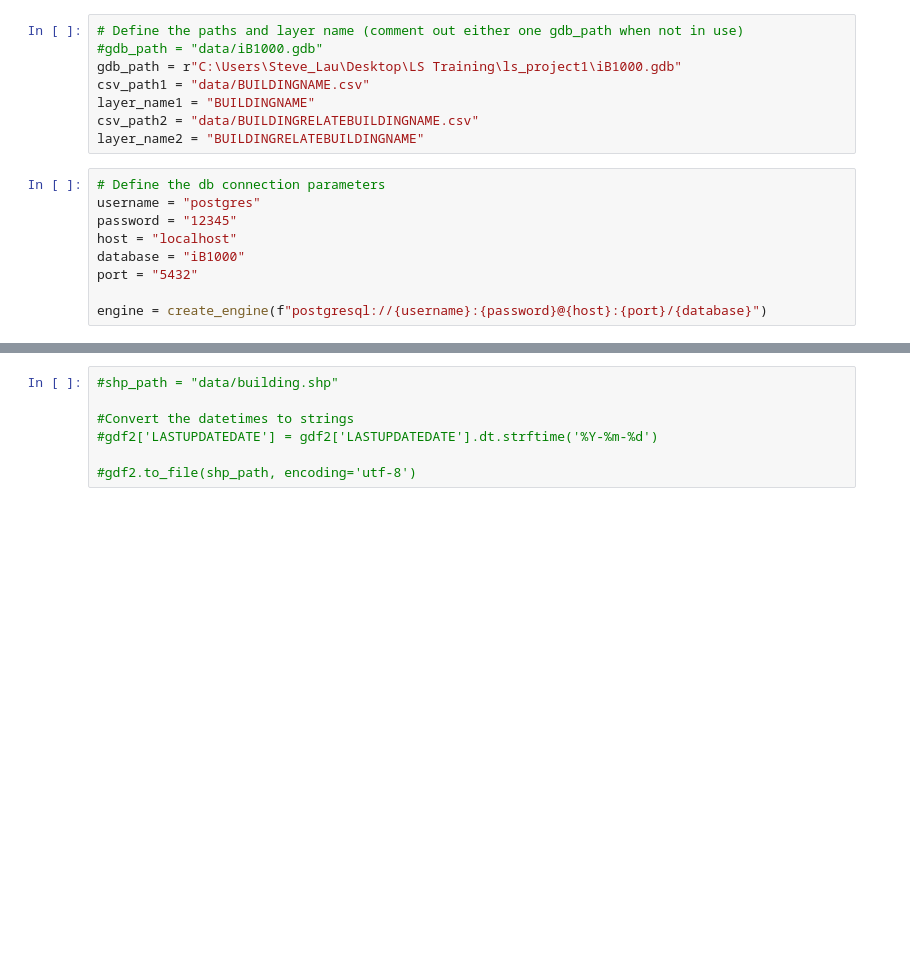
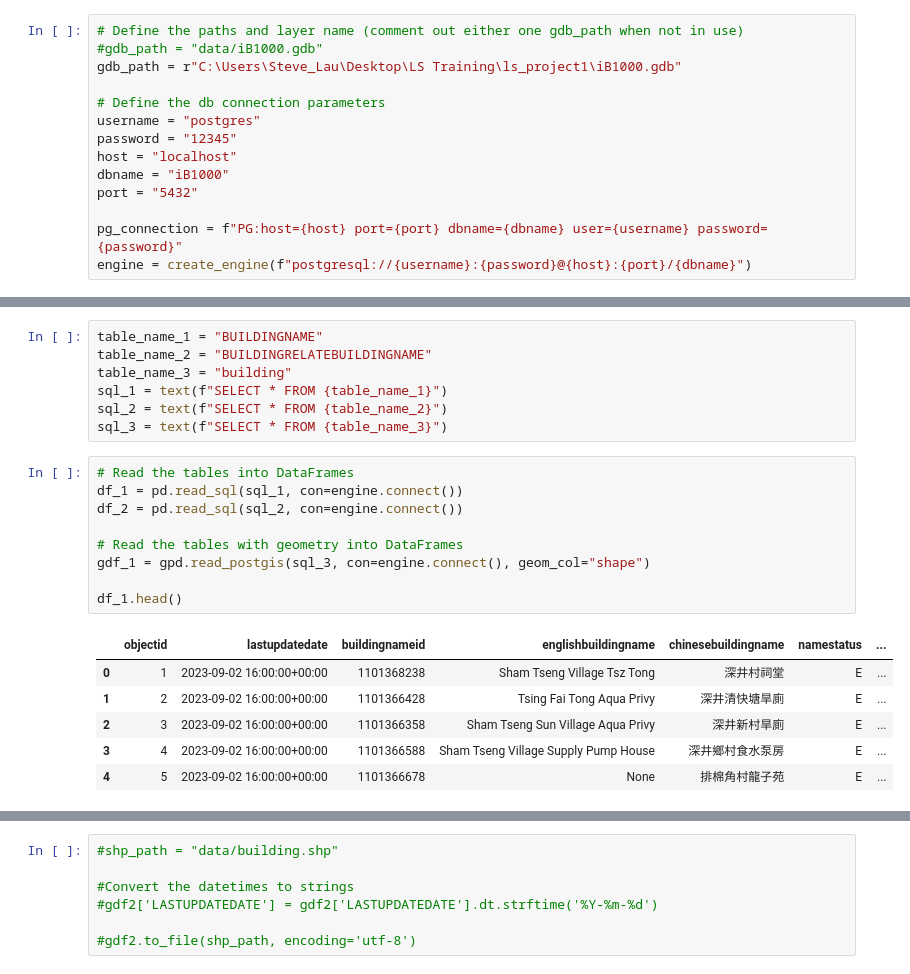
Before and after one commit to stevecwlau/geopython-codes, a Jupyter notebook: ls_project2/main copy.ipynb, the cells around one changed output, grey strips where cells are left out. Saved outputs shown, nothing was run; the diff lists cells and outputs as text; blank space fills up the shorter version.

```diff
--- a/ls_project2/main copy.ipynb
+++ b/ls_project2/main copy.ipynb
@@ -9,16 +8,13 @@ import leafmap
 # Define the paths and layer name (comment out either one gdb_path when not in use)
 #gdb_path = "data/iB1000.gdb"
 gdb_path = r"C:\Users\Steve_Lau\Desktop\LS Training\ls_project1\iB1000.gdb"
-csv_path1 = "data/BUILDINGNAME.csv"
-layer_name1 = "BUILDINGNAME"
-csv_path2 = "data/BUILDINGRELATEBUILDINGNAME.csv"
-layer_name2 = "BUILDINGRELATEBUILDINGNAME"
+
+# Define the db connection parameters
+username = "postgres"
+password = "12345"
+host = "localhost"
+dbname = "iB1000"
+port = "5432"
+
+pg_connection = f"PG:host={host} port={port} dbname={dbname} user={username} password={password}"
+engine = create_engine(f"postgresql://{username}:{password}@{host}:{port}/{dbname}")
-# %%
-# Define the db connection parameters
-username = "postgres"
-password = "12345"
-host = "localhost"
-database = "iB1000"
-port = "5432"
-
-engine = create_engine(f"postgresql://{username}:{password}@{host}:{port}/{database}")
@@ -62 +41,24 @@ converter(gdb_path, csv_path2, layer_name2)
+# %%
+table_name_1 = "BUILDINGNAME"
+table_name_2 = "BUILDINGRELATEBUILDINGNAME"
+table_name_3 = "building"
+sql_1 = text(f"SELECT * FROM {table_name_1}")
+sql_2 = text(f"SELECT * FROM {table_name_2}")
+sql_3 = text(f"SELECT * FROM {table_name_3}")
+# %%
+# Read the tables into DataFrames
+df_1 = pd.read_sql(sql_1, con=engine.connect())
+df_2 = pd.read_sql(sql_2, con=engine.connect())
+
+# Read the tables with geometry into DataFrames
+gdf_1 = gpd.read_postgis(sql_3, con=engine.connect(), geom_col="shape")
+
+df_1.head()
+# %% [output]
+|  | objectid | lastupdatedate | buildingnameid | englishbuildingname | chinesebuildingname | namestatus | ... |
+| 0 | 1 | 2023-09-02 16:00:00+00:00 | 1101368238 | Sham Tseng Village Tsz Tong | 深井村祠堂 | E | ... |
+| 1 | 2 | 2023-09-02 16:00:00+00:00 | 1101366428 | Tsing Fai Tong Aqua Privy | 深井清快塘旱廁 | E | ... |
+| 2 | 3 | 2023-09-02 16:00:00+00:00 | 1101366358 | Sham Tseng Sun Village Aqua Privy | 深井新村旱廁 | E | ... |
+| 3 | 4 | 2023-09-02 16:00:00+00:00 | 1101366588 | Sham Tseng Village Supply Pump House | 深井鄉村食水泵房 | E | ... |
+| 4 | 5 | 2023-09-02 16:00:00+00:00 | 1101366678 | None | 排棉角村龍子苑 | E | ... |
 # %%
```
Also changed, not shown: parts of 14 cells of this notebook, 3 other files.
